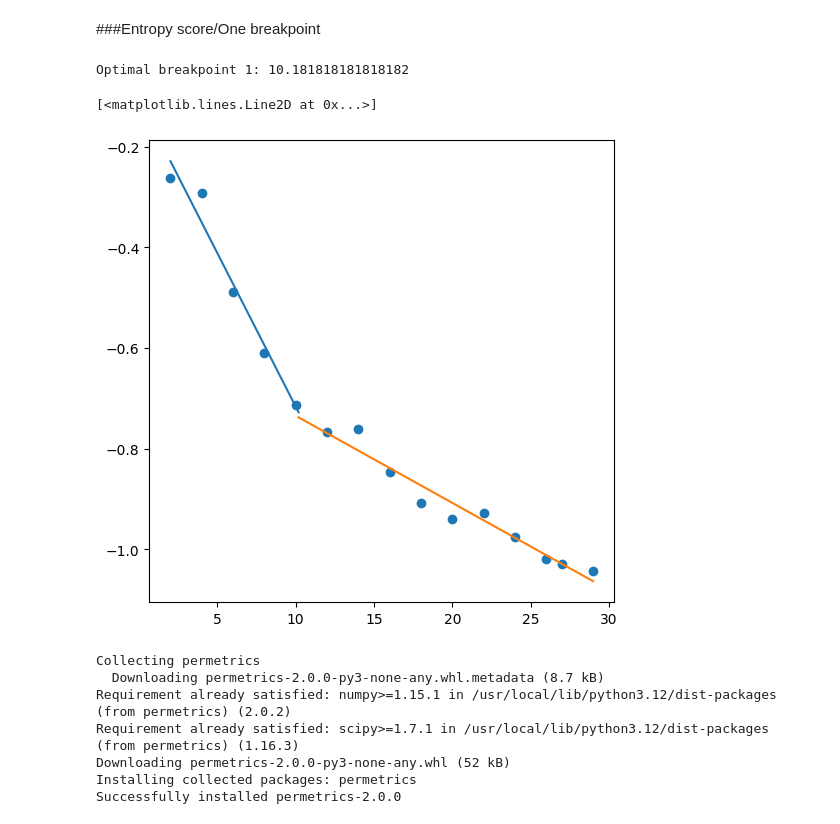
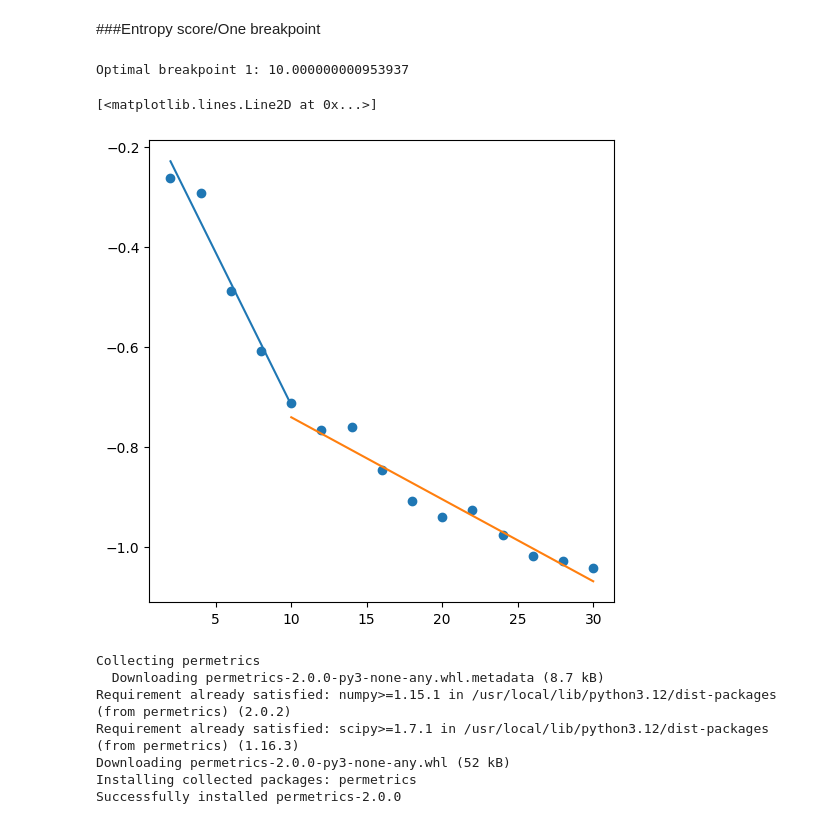
Before and after one commit to afullhart/climateanalogs, a Jupyter notebook: Figures/Score_1brkpt_TESTING.ipynb, the cells around one changed output. Saved outputs shown, nothing was run; the diff lists cells and outputs as text; code cells hidden in the pictures.

```diff
--- a/Figures/Score_1brkpt_TESTING.ipynb
+++ b/Figures/Score_1brkpt_TESTING.ipynb
@@ -390,6 +419,8 @@ fld = '/content/drive/My Drive/Colab Notebooks/Analogs/Zonal_Test'
 
 files = [f for f in os.listdir(fld) if f[-4:] == '.csv']
 print(files)
+
+test_cluster_sizes = [2, 4, 6, 8, 10, 12, 14, 16, 18, 20, 22, 24, 26, 28, 30]
 
 df = pd.read_csv(os.path.join(fld, files[0]))
 display(df)
@@ -409,17 +440,17 @@ sorted_df_dict = {}
 for key in keys:
   sorted_df_dict[key] = df_dict[key]
 
-purity_list = []
-for key in sorted_dict:
-  df = sorted_dict[key]
+test_scores = []
+for key in sorted_df_dict:
+  df = sorted_df_dict[key]
   sum = df.iloc[:, 1:].sum().sum()
   max_values_per_row = df.iloc[:, 1:].max(axis=1)
   purity = max_values_per_row.sum()/sum
-  purity_list.append(purity)
+  test_scores.append(purity)
 
 
 fig, ax = plt.subplots(figsize=(6, 6))
-ax.scatter(keys, purity_list)
+ax.scatter(keys, test_scores)
 # %% [output]
 ['Zonal_eco3_2.csv', 'Zonal_eco3_4.csv', 'Zonal_eco3_6.csv', 'Zonal_eco3_8.csv', 'Zonal_eco3_10.csv', 'Zonal_eco3_12.csv', 'Zonal_eco3_14.csv', 'Zonal_eco3_16.csv', 'Zonal_eco3_18.csv', 'Zonal_eco3_20 ...
 |  | LABEL | US_L3_13 | US_L3_14 | US_L3_18 | US_L3_19 | US_L3_20 | US_L3_21 | US_L3_22 | US_L3_23 | US_L3_24 | ... |
@@ -482,7 +478,7 @@ display(df)
 arr = df.iloc[:, 1:].to_numpy()
 
 
-scores = []
+test_scores = []
 test_cluster_sizes = [2, 4, 6, 8, 10, 12, 14, 16, 18, 20, 22, 24, 26, 28, 30]
 for n in test_cluster_sizes:
   y_pred, y_true = [], []
@@ -494,12 +490,12 @@ for n in test_cluster_sizes:
       y_pred.extend([i+1]*count)
       y_true.extend([j+1]*count)
   cm = ClusteringMetric(y_true=y_true, y_pred=y_pred)
-  scores.append(cm.purity_score())
+  test_scores.append(cm.purity_score())
 
 print(len(y_true))
 print(len(y_pred))
 print(scores)
 
 fig, ax = plt.subplots(figsize=(6, 6))
-ax.scatter(test_cluster_sizes, scores)
+ax.scatter(test_cluster_sizes, test_scores)
 # %% [output]
@@ -530,7 +514,7 @@ def find_optimal_breakpoint(x, y, num_breakpoints=100):
   min_ssr = np.inf  # Initialize minimum sum of squared residuals
   best_breakpoint = None
   best_params = None
-  potential_breakpoints = np.linspace(x.min(), x.max(), num_breakpoints)
+  potential_breakpoints = np.linspace(x[2], x[-2], num_breakpoints)
 
   for b_candidate in potential_breakpoints:
     try:
@@ -553,7 +537,7 @@ def find_optimal_breakpoint(x, y, num_breakpoints=100):
   return best_breakpoint, best_params
 
 x_data = np.array([float(x) for x in test_cluster_sizes])
-y_data = np.array([float(x) for x in scores])
+y_data = np.array([float(x) for x in test_scores])
 
 optimal_b1, optimal_params = find_optimal_breakpoint(x_data, y_data)
 b1, m1, c1, m2, c2 = optimal_params
@@ -574,6 +558,9 @@ Optimal breakpoint 1: 14.16161616161616
 fld = '/content/drive/My Drive/Colab Notebooks/Analogs/Zonal_Test'
 
 files = [f for f in os.listdir(fld) if f[-4:] == '.csv']
+
+test_cluster_sizes = [2, 4, 6, 8, 10, 12, 14, 16, 18, 20, 22, 24, 26, 28, 30]
+
 
 df = pd.read_csv(os.path.join(fld, files[0]))
 display(df)
@@ -593,9 +580,9 @@ sorted_df_dict = {}
 for key in keys:
   sorted_df_dict[key] = df_dict[key]
 
-entropy_list = []
+test_scores = []
 for key in sorted_df_dict:
-  df = sorted_dict[key]
+  df = sorted_df_dict[key]
   df_sum = df.iloc[:, 1:].sum().sum()
   sum_values_per_col = df.iloc[:, 1:].sum(axis=0)
   entropy = 0
@@ -606,10 +593,10 @@ for key in sorted_df_dict:
     col_entropy = entropy_sum * (col_sum/df_sum)
     entropy += col_entropy
 
-  entropy_list.append(entropy)
+  test_scores.append(entropy)
 
 
 fig, ax = plt.subplots(figsize=(6, 6))
-ax.scatter(keys, entropy_list)
+ax.scatter(keys, test_scores)
 # %% [output]
 |  | LABEL | US_L3_13 | US_L3_14 | US_L3_18 | US_L3_19 | US_L3_20 | US_L3_21 | US_L3_22 | US_L3_23 | US_L3_24 | ... |
@@ -635,44 +618,44 @@ def find_optimal_breakpoint(x, y, num_breakpoints=100):
   min_ssr = np.inf  # Initialize minimum sum of squared residuals
   best_breakpoint = None
   best_params = None
-  potential_breakpoints = np.linspace(x.min(), x.max(), num_breakpoints)
+  potential_breakpoints = np.linspace(x[2], x[-2], num_breakpoints)
 
   for b_candidate in potential_breakpoints:
     try:
       # [breakpoint, slope1, intercept1, slope2, intercept2]
       initial_guess = [b_candidate, 1, 0, 0.5, 0.5]
       params, _ = curve_fit(piecewise_linear, x, y, p0=initial_guess)
       y_pred = piecewise_linear(x, *params)
       ssr = np.sum((y - y_pred)**2)
 
       if ssr < min_ssr:
         min_ssr = ssr
         best_breakpoint = params[0]
         best_params = params
 
     except RuntimeError:
       # Handle cases where curve_fit might fail to converge for a given breakpoint
       print('RuntimeError for case {}'.format(b_candidate))
       continue
 
   return best_breakpoint, best_params
 
-x_data = np.array([float(x) for x in keys])
-y_data = np.array([float(x) for x in entropy_list])
+x_data = np.array([float(x) for x in test_cluster_sizes])
+y_data = np.array([float(x) for x in test_scores])
 
 optimal_b1, optimal_params = find_optimal_breakpoint(x_data, y_data)
 b1, m1, c1, m2, c2 = optimal_params
 
 print('Optimal breakpoint 1:', optimal_b1)
 
 fig, ax = plt.subplots(figsize=(6, 6))
 ax.scatter(x_data, y_data)
 ax.plot([min(x_data), b1], [m1*min(x_data) + c1, m1*optimal_b1 + c1])
 ax.plot([b1, max(x_data)], [m2*b1 + c2, m2*max(x_data) + c2])
 # %% [output]
-Optimal breakpoint 1: 10.181818181818182
+Optimal breakpoint 1: 10.000000000953937
 [<matplotlib.lines.Line2D at 0x...>]
-[figure, old version]
+[figure, new version]
 # %%
 !pip install permetrics
 # %% [output]
```
Also changed, not shown: parts of 15 cells of this notebook.
